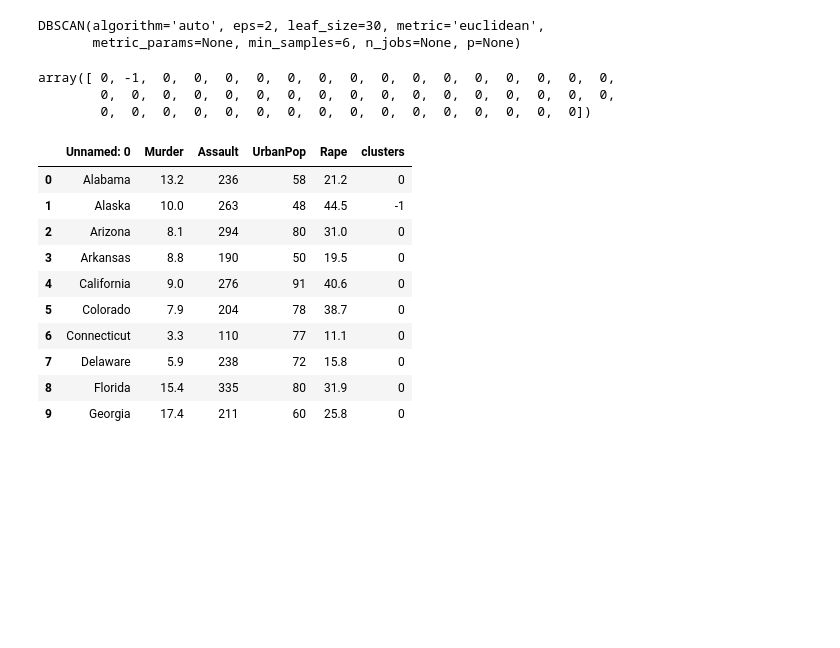
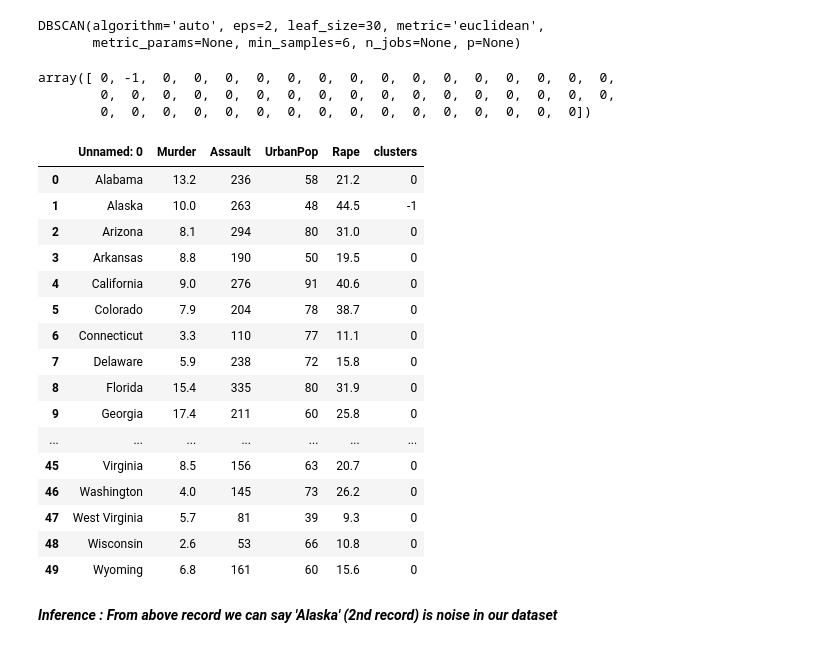
Before and after one commit to RiteshopShrivastava/Python, a Jupyter notebook: Assignment_Clustering_Crime_data.ipynb, the cells around one changed output. Cells and saved outputs as stored; diff of their text form; code cells hidden in the pictures; blank space fills up the shorter version.

```diff
--- a/Assignment_Clustering_Crime_data.ipynb
+++ b/Assignment_Clustering_Crime_data.ipynb
@@ -291,24 +292,33 @@ dbscan.fit(crime_db_scaled)
 # %% [output]
 DBSCAN(algorithm='auto', eps=2, leaf_size=30, metric='euclidean',
        metric_params=None, min_samples=6, n_jobs=None, p=None)
-# %%
-dbscan.labels_
-# %% [output]
-array([ 0, -1,  0,  0,  0,  0,  0,  0,  0,  0,  0,  0,  0,  0,  0,  0,  0,
-        0,  0,  0,  0,  0,  0,  0,  0,  0,  0,  0,  0,  0,  0,  0,  0,  0,
-        0,  0,  0,  0,  0,  0,  0,  0,  0,  0,  0,  0,  0,  0,  0,  0])
+# %%
+# Identifying clusters & noisy data, -1 represents noise
+dbscan.labels_
+# %% [output]
+array([ 0, -1,  0,  0,  0,  0,  0,  0,  0,  0,  0,  0,  0,  0,  0,  0,  0,
+        0,  0,  0,  0,  0,  0,  0,  0,  0,  0,  0,  0,  0,  0,  0,  0,  0,
+        0,  0,  0,  0,  0,  0,  0,  0,  0,  0,  0,  0,  0,  0,  0,  0])
 # %%
 crime_db['clusters']=dbscan.labels_
-crime_db.head(10)
+crime_db
 # %% [output]
 |  | Unnamed: 0 | Murder | Assault | UrbanPop | Rape | clusters |
 | 0 | Alabama | 13.2 | 236 | 58 | 21.2 | 0 |
 | 1 | Alaska | 10.0 | 263 | 48 | 44.5 | -1 |
 | 2 | Arizona | 8.1 | 294 | 80 | 31.0 | 0 |
 | 3 | Arkansas | 8.8 | 190 | 50 | 19.5 | 0 |
 | 4 | California | 9.0 | 276 | 91 | 40.6 | 0 |
 | 5 | Colorado | 7.9 | 204 | 78 | 38.7 | 0 |
 | 6 | Connecticut | 3.3 | 110 | 77 | 11.1 | 0 |
 | 7 | Delaware | 5.9 | 238 | 72 | 15.8 | 0 |
 | 8 | Florida | 15.4 | 335 | 80 | 31.9 | 0 |
 | 9 | Georgia | 17.4 | 211 | 60 | 25.8 | 0 |
+| ... | ... | ... | ... | ... | ... | ... |
+| 45 | Virginia | 8.5 | 156 | 63 | 20.7 | 0 |
+| 46 | Washington | 4.0 | 145 | 73 | 26.2 | 0 |
+| 47 | West Virginia | 5.7 | 81 | 39 | 9.3 | 0 |
+| 48 | Wisconsin | 2.6 | 53 | 66 | 10.8 | 0 |
+| 49 | Wyoming | 6.8 | 161 | 60 | 15.6 | 0 |
+# %% [markdown]
+***Inference : From above record we can say 'Alaska' (2nd record) is noise in our dataset***
```
Also changed, not shown: parts of 1 cell of this notebook.
